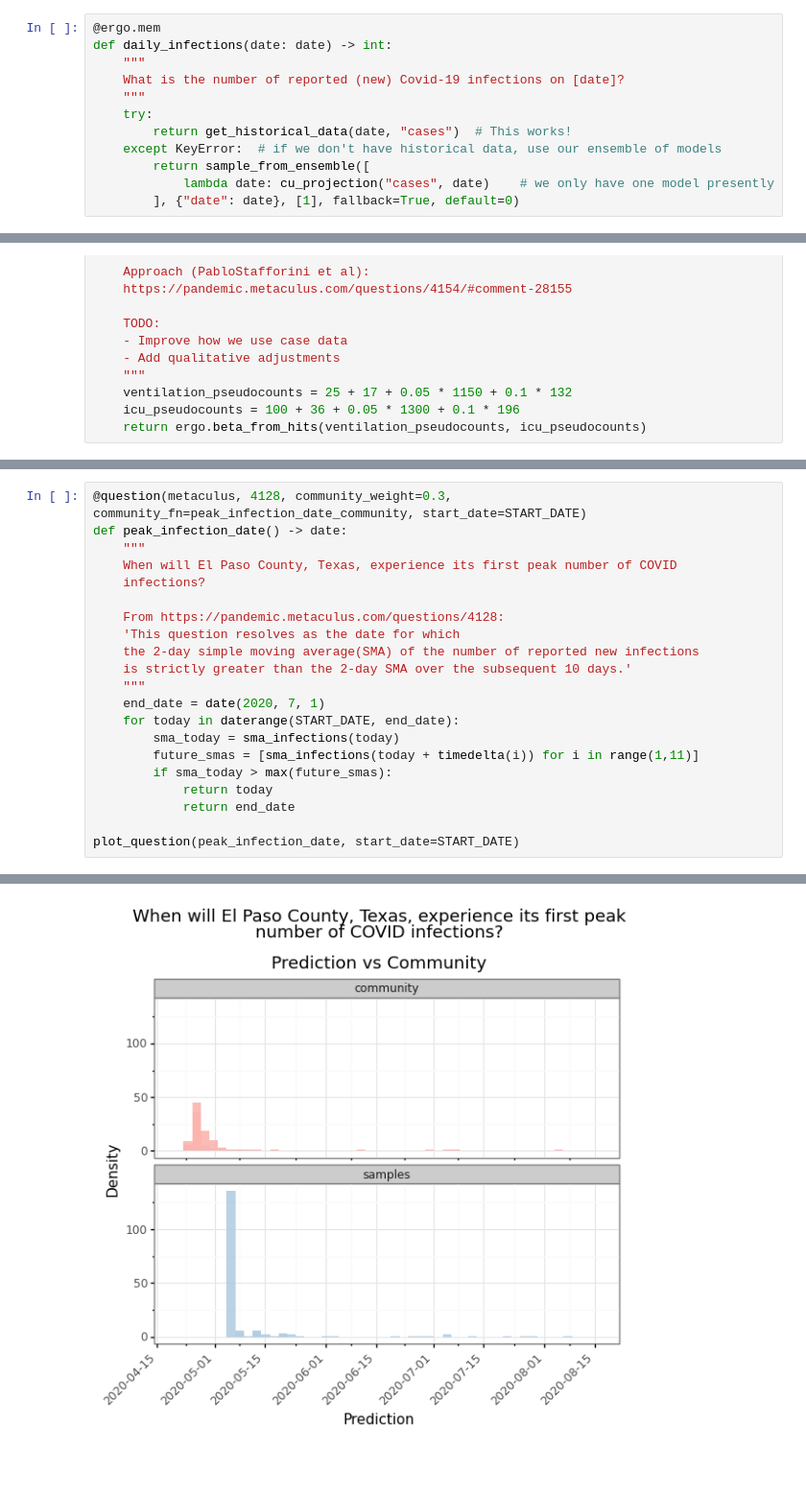
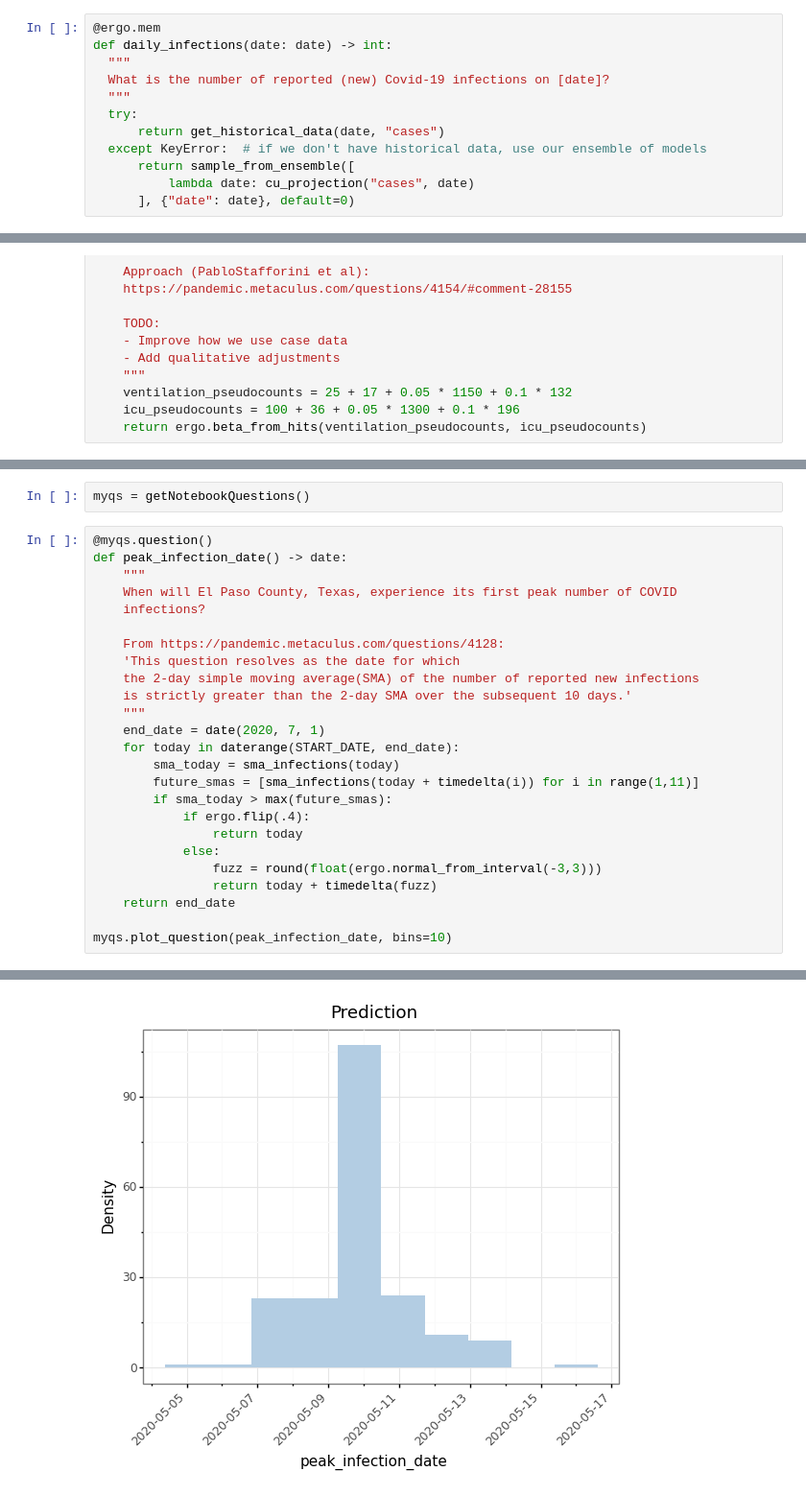
Before and after one commit to oughtinc/ergo, a Jupyter notebook: notebooks/build/covid-19.ipynb, the cells around one changed output, grey strips where cells are left out. Shown at 96% size. Saved outputs shown, nothing was run; the diff lists cells and outputs as text; blank space fills up the shorter version.

Commit message:
new notebooks that show the covid generalization functionality

```diff
--- a/notebooks/build/covid-19.ipynb
+++ b/notebooks/build/covid-19.ipynb
@@ -125,15 +125,15 @@ def cu_projection(param: str, date: date) -> int:
 # %%
 @ergo.mem
 def daily_infections(date: date) -> int:
-    """
-    What is the number of reported (new) Covid-19 infections on [date]?
-    """
-    try:
-        return get_historical_data(date, "cases")  # This works!
-    except KeyError:  # if we don't have historical data, use our ensemble of models
-        return sample_from_ensemble([
-            lambda date: cu_projection("cases", date)    # we only have one model presently
-        ], {"date": date}, [1], fallback=True, default=0)
+  """
+  What is the number of reported (new) Covid-19 infections on [date]?
+  """
+  try:
+      return get_historical_data(date, "cases")
+  except KeyError:  # if we don't have historical data, use our ensemble of models
+      return sample_from_ensemble([
+          lambda date: cu_projection("cases", date)
+      ], {"date": date}, default=0)
 # %% [markdown]
 ## Daily COVID infections: mean, sma, peak
 # %%
@@ -249,5 +274,7 @@ def frac_icu_ventilation():
+# %%
+myqs = getNotebookQuestions()
 # %%
-@question(metaculus, 4128, community_weight=0.3, community_fn=peak_infection_date_community, start_date=START_DATE)
+@myqs.question()
 def peak_infection_date() -> date:
     """
     When will El Paso County, Texas, experience its first peak number of COVID
@@ -263,8 +290,12 @@ def peak_infection_date() -> date:
         sma_today = sma_infections(today)
         future_smas = [sma_infections(today + timedelta(i)) for i in range(1,11)]
         if sma_today > max(future_smas):
-            return today
-            return end_date
+            if ergo.flip(.4):
+                return today
+            else:
+                fuzz = round(float(ergo.normal_from_interval(-3,3)))
+                return today + timedelta(fuzz)
+    return end_date
 
-plot_question(peak_infection_date, start_date=START_DATE)
+myqs.plot_question(peak_infection_date, bins=10)
 # %% [output]
@@ -273,2 +304,2 @@ plot_question(peak_infection_date, start_date=START_DATE)
-[figure, old version]
+[figure, new version]
 # %%
```
Also changed, not shown: parts of 25 cells of this notebook, 2 other files.
